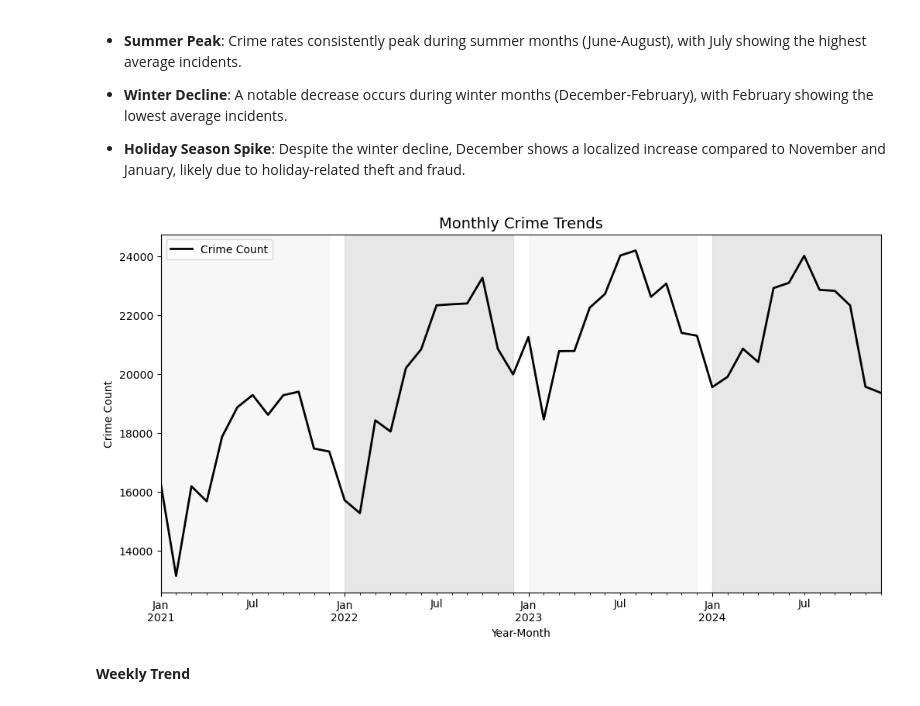
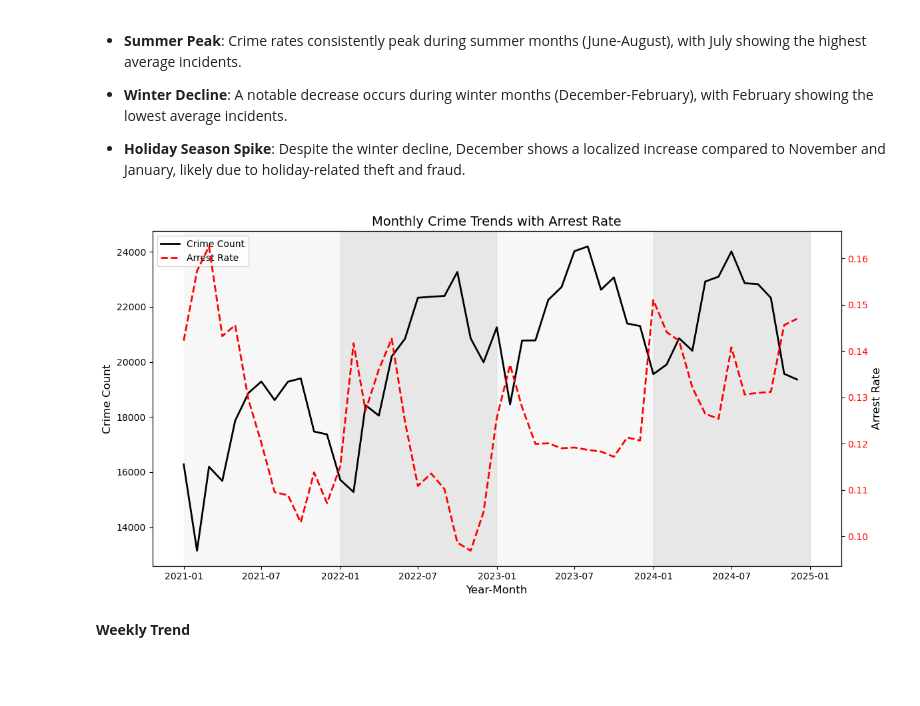
Before and after one commit to Ray7788/NIBRS-Crime-Prediction, a Jupyter notebook: EDA_Code/exploratory_analysis.ipynb, the cells around one changed output. Drawn from its saved outputs; the diff is of its cells as text; code cells hidden in the pictures; blank space fills up the shorter version.

```diff
--- a/EDA_Code/exploratory_analysis.ipynb
+++ b/EDA_Code/exploratory_analysis.ipynb
@@ -5,12 +5,12 @@ import matplotlib.colors as mcolors
 import seaborn as sns
 # %%
 # URL of the dataset
-data_url = 'https://data.cityofchicago.org/resource/ijzp-q8t2.csv?$limit=1100000'
-df = pd.read_csv(data_url)
+# data_url = 'https://data.cityofchicago.org/resource/ijzp-q8t2.csv?$limit=1100000'
+# df = pd.read_csv(data_url)
 
 # Read Dataset from local version to make sure we get same data everytime.
-# file_path = "../Chicago_data.csv"
-# df = pd.read_csv(file_path)
+file_path = "../Chicago_data.csv"
+df = pd.read_csv(file_path)
 
 # Display the first few rows of the DataFrame
 print(len(df))
@@ -227,33 +267,59 @@ plt.show()
 # %%
 # Convert date column to datetime
 data = df
 data["date"] = pd.to_datetime(data["date"])
 
 # Aggregate crime counts per month
 data["YearMonth"] = data["date"].dt.to_period("M")
 data["Year"] = data["date"].dt.year
 crime_trends = data.groupby("YearMonth")["primary_type"].count()
 
-# Plot crime trends
-fig, ax = plt.subplots(figsize=(12, 6))
-crime_trends.plot(ax=ax, color="black", linewidth=2, label="Crime Count")
+# Aggregate arrest counts per month and year
+monthly_stats = data.groupby("YearMonth").agg(
+    total_crimes=("primary_type", "count"),
+    arrested_count=("arrest", lambda x: (x == True).sum())
+)
 
-# Highlight each year with alternating background colors
+# calculate arrest rate
+monthly_stats["arrest_rate"] = monthly_stats["arrested_count"] / monthly_stats["total_crimes"]
+
+fig, ax1 = plt.subplots(figsize=(12, 6))
+
+ax1.plot(crime_trends.index.to_timestamp(), crime_trends.values, color="black", linewidth=2, label="Crime Count")
+ax1.set_ylabel("Crime Count", fontsize=12)
+ax1.tick_params(axis="y", labelcolor="black")
+
+
 years = sorted(data["Year"].unique())
 for i, year in enumerate(years):
     start = pd.to_datetime(f"{year}-01-01")
     end = pd.to_datetime(f"{year}-12-31")
     color = "#f0f0f0" if i % 2 == 0 else "#d0d0d0"  # Alternating shades
-    ax.axvspan(start, end, color=color, alpha=0.5)
+    ax1.axvspan(start, end, color=color, alpha=0.5)
 
-# Labels & title
-ax.set_title("Monthly Crime Trends", fontsize=14)
-ax.set_xlabel("Year-Month")
-ax.set_ylabel("Crime Count")
-ax.legend()
+ax2 = ax1.twinx()
+ax2.plot(
+    monthly_stats.index.to_timestamp(),
+    monthly_stats["arrest_rate"],
+    color="red",
+    linestyle="--",
+    linewidth=2,
+    label="Arrest Rate"
+)
+ax2.set_ylabel("Arrest Rate", fontsize=12)
+ax2.tick_params(axis="y", labelcolor="red")
+
+ax1.set_title("Monthly Crime Trends with Arrest Rate", fontsize=14)
+ax1.set_xlabel("Year-Month", fontsize=12)
+
+lines1, labels1 = ax1.get_legend_handles_labels()
+lines2, labels2 = ax2.get_legend_handles_labels()
+ax1.legend(lines1 + lines2, labels1 + labels2, loc="upper left")
+
+plt.tight_layout()
 plt.show()
 # %% [output]
-[figure, old version]
+[figure, new version]
 # %% [markdown]
 **Weekly Trend**
 # %%
```
Also changed, not shown: parts of 9 cells of this notebook.
